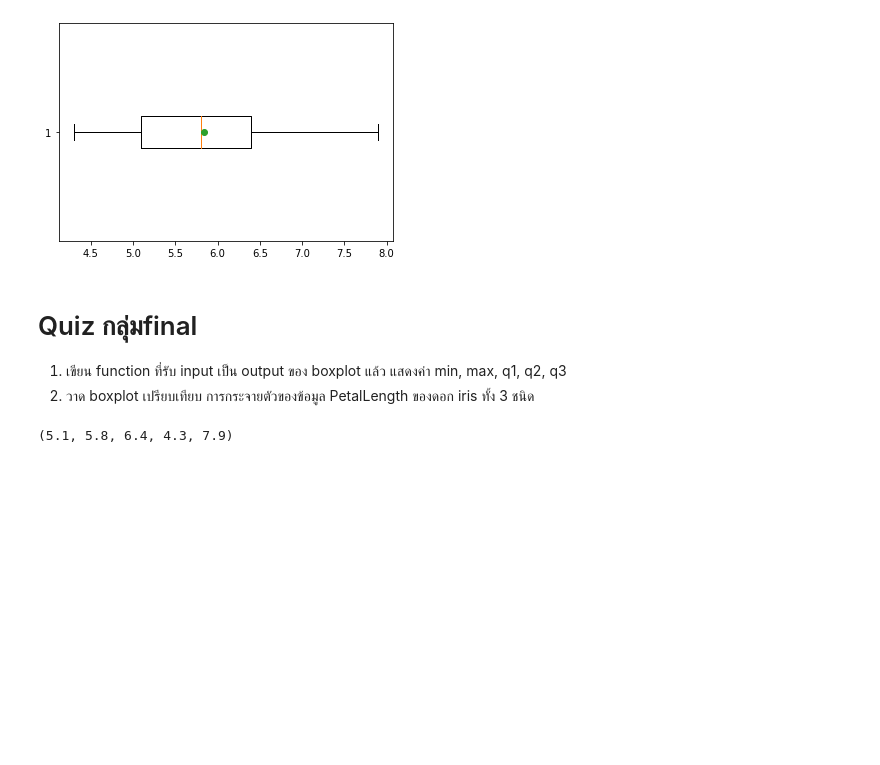
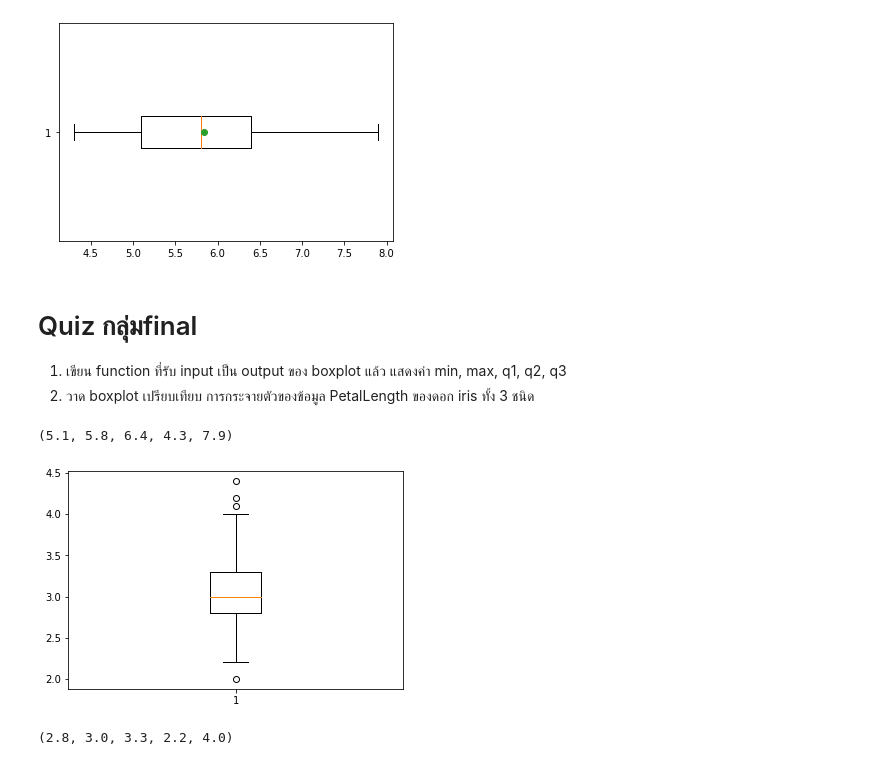
Before and after one commit to PhinyadaPhen/data_viz_2022, a Jupyter notebook: DataViz02_Data_Distribution_.ipynb, the cells around one changed output. Drawn from its saved outputs; the diff is of its cells as text; code cells hidden in the pictures; blank space fills up the shorter version.

```diff
--- a/DataViz02_Data_Distribution_.ipynb
+++ b/DataViz02_Data_Distribution_.ipynb
@@ -310,3 +309,11 @@ def box_vals(ybp,vert=True) :
 box_vals(ybp,vert=False)
 # %% [output]
 (5.1, 5.8, 6.4, 4.3, 7.9)
+# %%
+x = plt.boxplot(df['SepalWidth'])
+# %% [output]
+[figure, added]
+# %%
+box_vals(x)
+# %% [output]
+(2.8, 3.0, 3.3, 2.2, 4.0)
```
Also changed, not shown: parts of 1 cell of this notebook.
